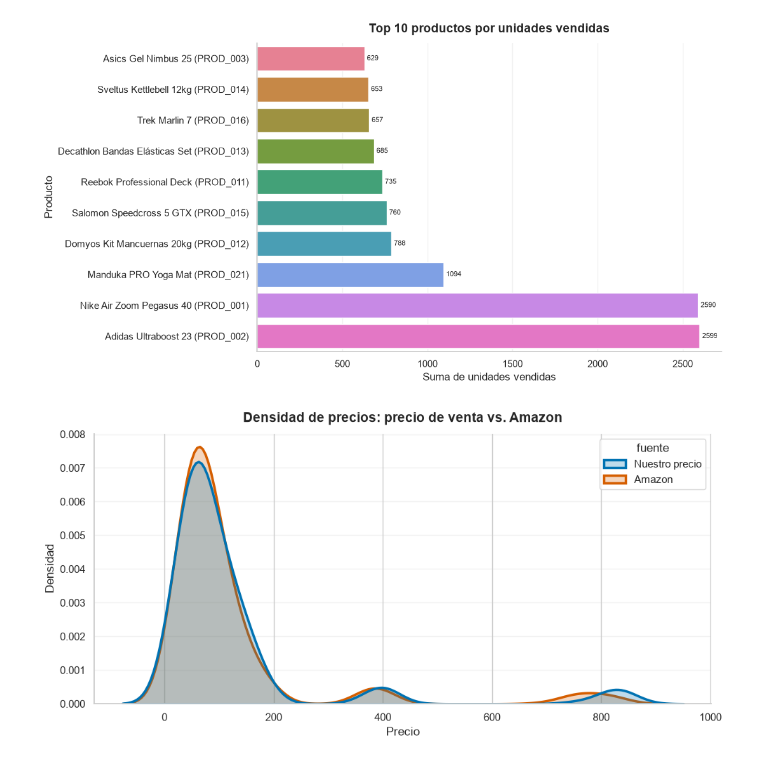
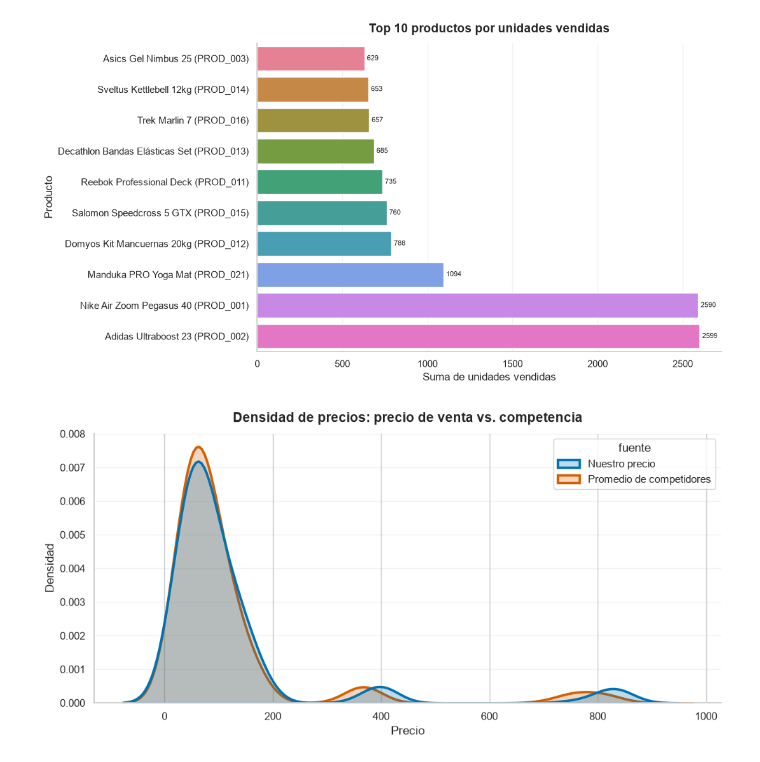
Before and after one commit to vehiller/ds4b-experienc-ia-en-data-science, a Jupyter notebook: notebooks/entrenamiento.ipynb, the cells around one changed output. Cells and saved outputs as stored; diff of their text form; code cells hidden in the pictures.

```diff
--- a/notebooks/entrenamiento.ipynb
+++ b/notebooks/entrenamiento.ipynb
@@ -488,21 +487,22 @@ plt.show()
 # %% [output]
 [figure]
 # %%
-precios = df[['precio_venta', 'Amazon']].melt(
-    var_name='fuente', value_name='precio'
-).replace({'fuente': {'precio_venta': 'Nuestro precio', 'Amazon': 'Amazon'}})
+precios = pd.DataFrame({
+    'Nuestro precio': df['precio_venta'],
+    'Promedio de competidores': df[['Amazon', 'Decathlon', 'Deporvillage']].mean(axis=1),
+}).melt(var_name='fuente', value_name='precio')
 
-colores_precios = {'Nuestro precio': '#0072B2', 'Amazon': '#D55E00'}
+colores_precios = {'Nuestro precio': '#0072B2', 'Promedio de competidores': '#D55E00'}
 fig, ax = plt.subplots(figsize=(10, 5))
 sns.kdeplot(data=precios, x='precio', hue='fuente', common_norm=False,
             hue_order=list(colores_precios), palette=colores_precios,
             fill=True, alpha=0.25, linewidth=2.5, ax=ax)
-ax.set_title('Densidad de precios: precio de venta vs. Amazon', fontsize=14,
+ax.set_title('Densidad de precios: precio de venta vs. competencia', fontsize=14,
              fontweight='bold', pad=12)
 ax.set(xlabel='Precio', ylabel='Densidad')
 ax.grid(axis='y', alpha=0.25)
 sns.despine(ax=ax)
 plt.tight_layout()
 plt.show()
 # %% [output]
-[figure, old version]
+[figure, new version]
```
Also changed, not shown: parts of 11 cells of this notebook, 3 other files.
